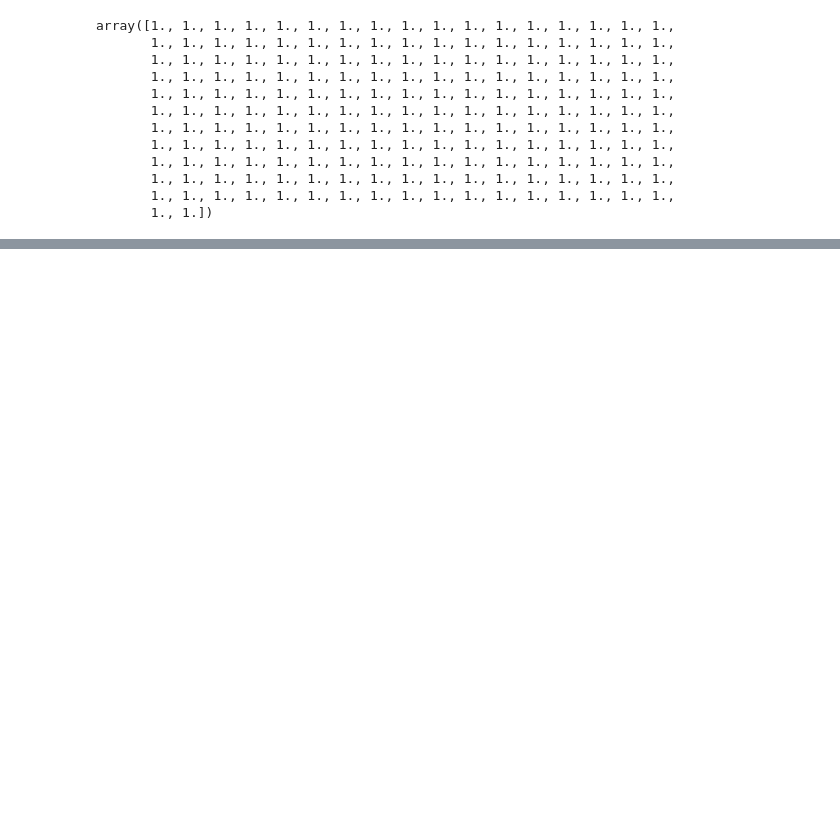
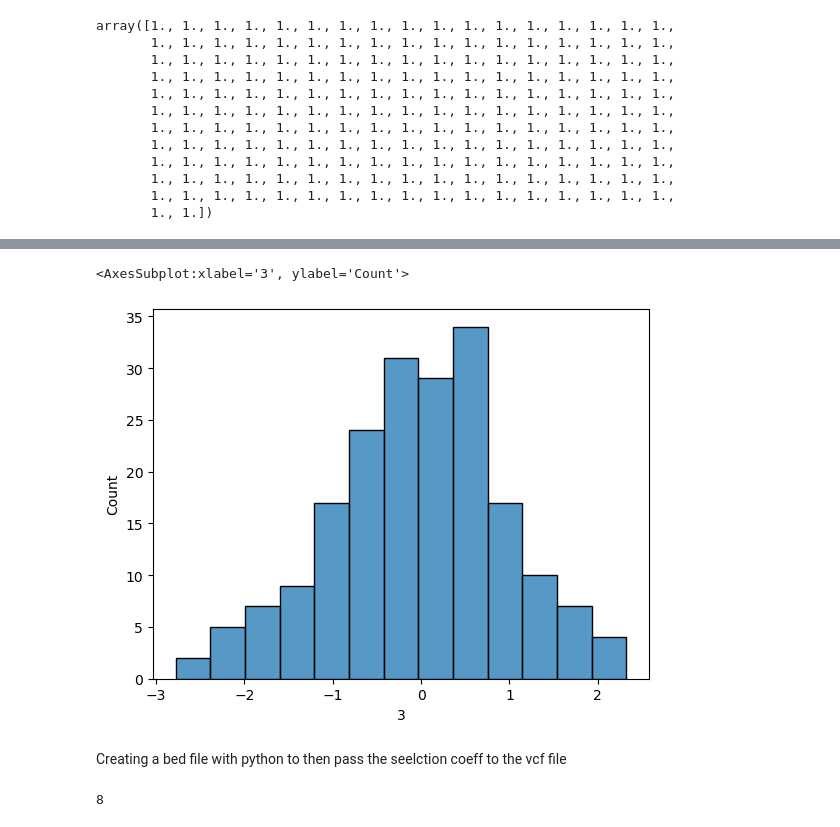
Before and after one commit to Tatianabellagio/slim_grenenet, a Jupyter notebook: Simulation_from_vcf.ipynb, the cells around one changed output, grey strips where cells are left out. Drawn from its saved outputs; the diff is of its cells as text; code cells hidden in the pictures; blank space fills up the shorter version.

```diff
--- a/Simulation_from_vcf.ipynb
+++ b/Simulation_from_vcf.ipynb
@@ -1075,0 +261,12 @@ with open('selection_coef_test.bed', 'r') as f:
+# %%
+## get the total number of position in the vcf file that i am working with, so then i can calculate the selection coefficients
+import allel
+
+# Load VCF file
+## be careful remember this file has multiplied samples
+vcf = allel.read_vcf('qtl1_contrib.vcf')
+numer_pos = len(vcf['variants/POS'])
+## so now im gonna sample that nubmer of elements from a normal dist
+mu, sigma = 0,1 # mean and standard deviation
+selection_coef = np.random.normal(mu, sigma, numer_pos)
+selection_coef = np.round(selection_coef, 4)
@@ -1075,0 +288,7 @@ with open('selection_coef_test.bed', 'r') as f:
+# %%
+sns.histplot(selection_coef)
+# %% [output]
+<AxesSubplot:xlabel='3', ylabel='Count'>
+[figure, added]
+# %% [markdown]
+Creating a bed file with python to then pass the seelction coeff to the vcf file
@@ -1075,0 +300,4 @@ with open('selection_coef_test.bed', 'r') as f:
+# %%
+len(positions_to)
+# %% [output]
+8
```
Also changed, not shown: parts of 207 cells of this notebook, 7 other files.
